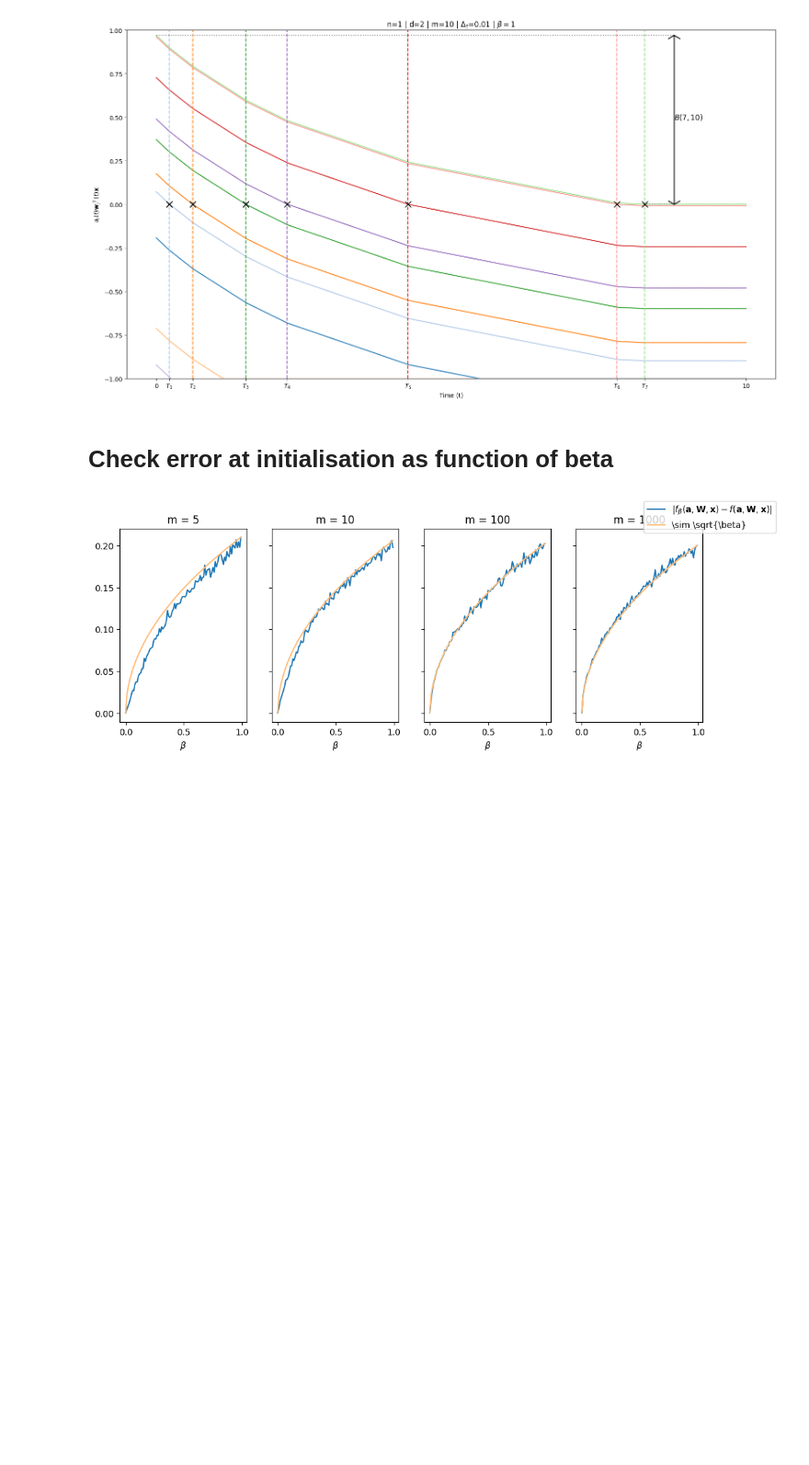
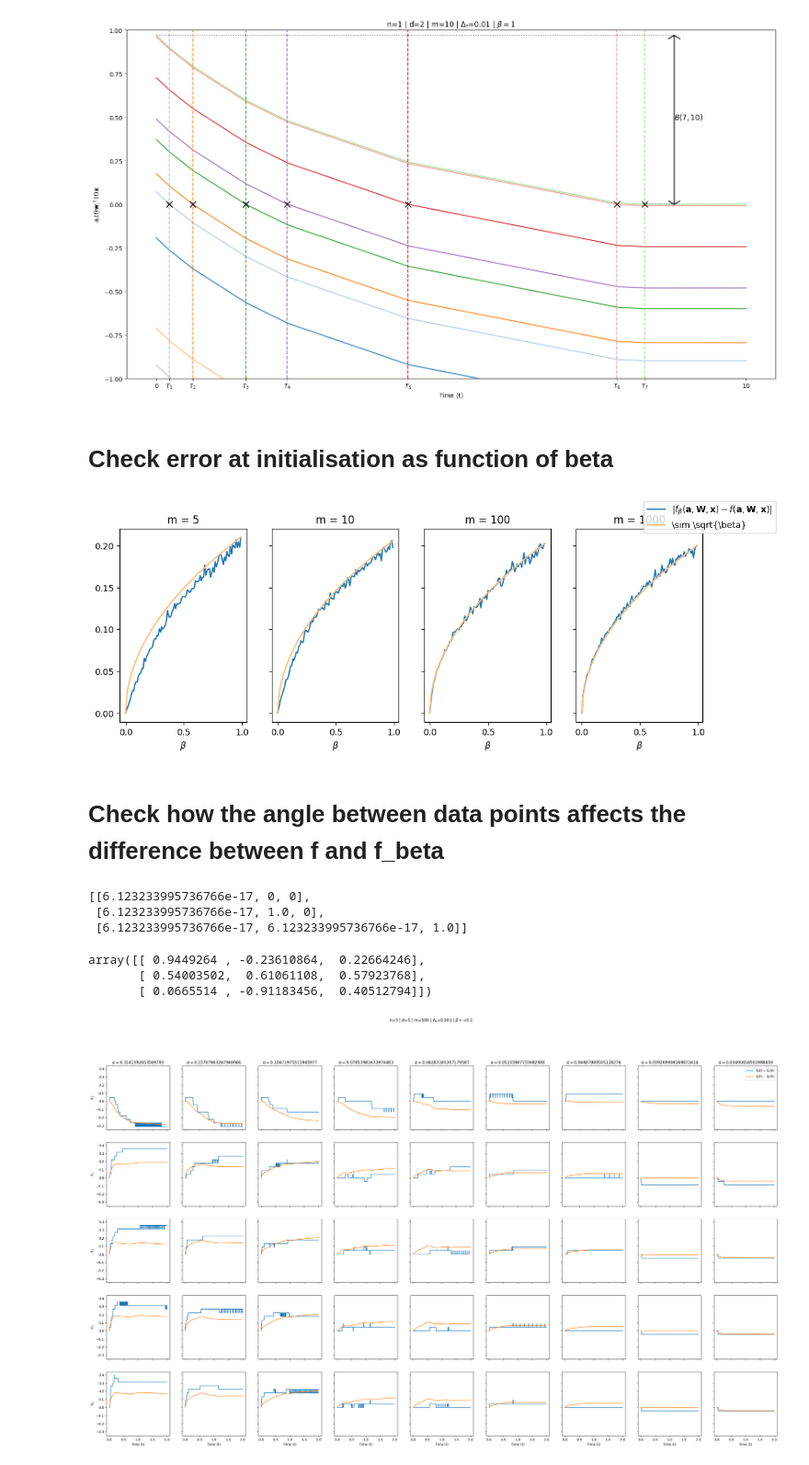
Before and after one commit to YanisBosch/NKT_Heaviside, a Jupyter notebook: main.ipynb, the cells around one changed output. Shown at 92% size. Cells and saved outputs as stored; diff of their text form; code cells hidden in the pictures; blank space fills up the shorter version.

Commit message:
Checked how the evolution of f and f_beta depend on the angle between datapoints

```diff
--- a/main.ipynb
+++ b/main.ipynb
@@ -721,3 +724,42 @@ def init_error(d,ms,betas,num_calc):
 init_error(3,[5,10,100,1000],[i/100 for i in range(100)],1000)
 # %% [output]
 [figure]
+# %% [markdown]
+# Check how the angle between data points affects the difference between f and f_beta
+# %%
+def polar_to_cart(r,alpha,i,j):
+    """
+    INPUT:
+    r: radius
+    alpha: angle
+    i: which cartesian coordinate should be returned
+    j: number of coordinates of x
+    convention: x = [x_1,...,x_d] for the sake of coding this function
+
+    """
+    if i == 1:
+        return(math.cos(alpha))
+    elif i < j:
+        return(math.cos(alpha)*(math.sin(alpha)**(i-1)))
+    else:
+        return(math.sin(alpha)**(j-1))
+
+def create_data_angle(n,d,alpha):
+    n = min(n,d)
+    X = []
+    #convention: x = [x_1,...,x_d] for the sake of coding this function
+    for j in range(1,n+1):
+        X.append([polar_to_cart(1,alpha,i,j) for i in range(1,j+1)]+[0 for i in range(d-j)])
+    return(X)
+# %%
+create_data_angle(3,3,math.pi/2)
+# %% [output]
+[[6.123233995736766e-17, 0, 0],
+ [6.123233995736766e-17, 1.0, 0],
+ [6.123233995736766e-17, 6.123233995736766e-17, 1.0]]
+# %%
+create_data(3,3)[0]
+# %% [output]
+array([[ 0.9449264 , -0.23610864,  0.22664246],
+       [ 0.54003502,  0.61061108,  0.57923768],
+       [ 0.0665514 , -0.91183456,  0.40512794]])
@@ -723,0 +823,4 @@ init_error(3,[5,10,100,1000],[i/100 for i in range(100)],1000)
+# %%
+comp_fb_f0_angle(5,5,500,0.1,[math.pi/(i*10) for i in range(1,10)],0.001,2000,train_a = False)
+# %% [output]
+[figure, added]
```
Also changed, not shown: parts of 6 cells of this notebook.
